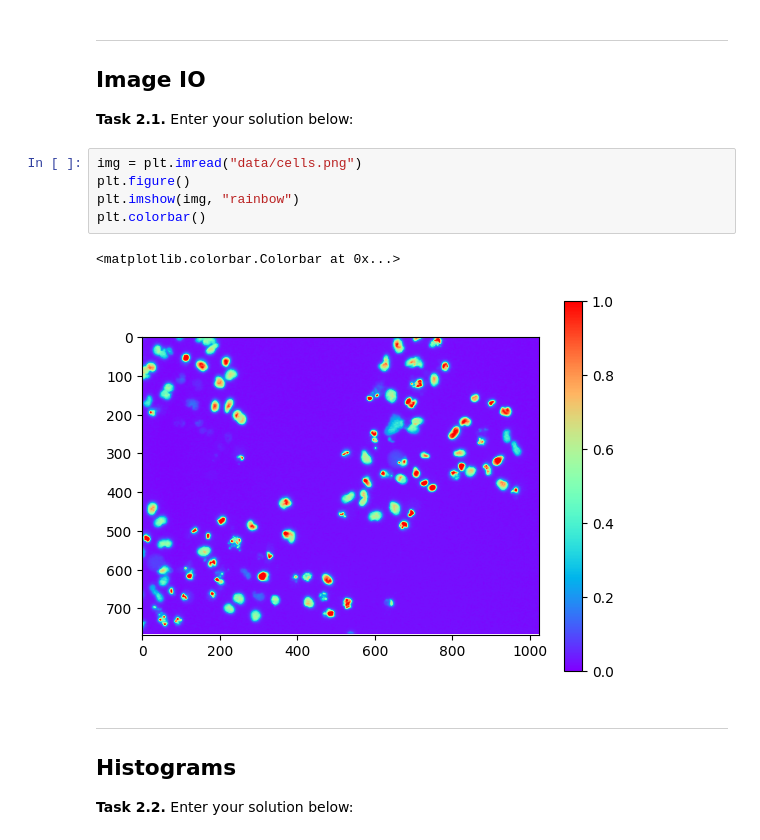
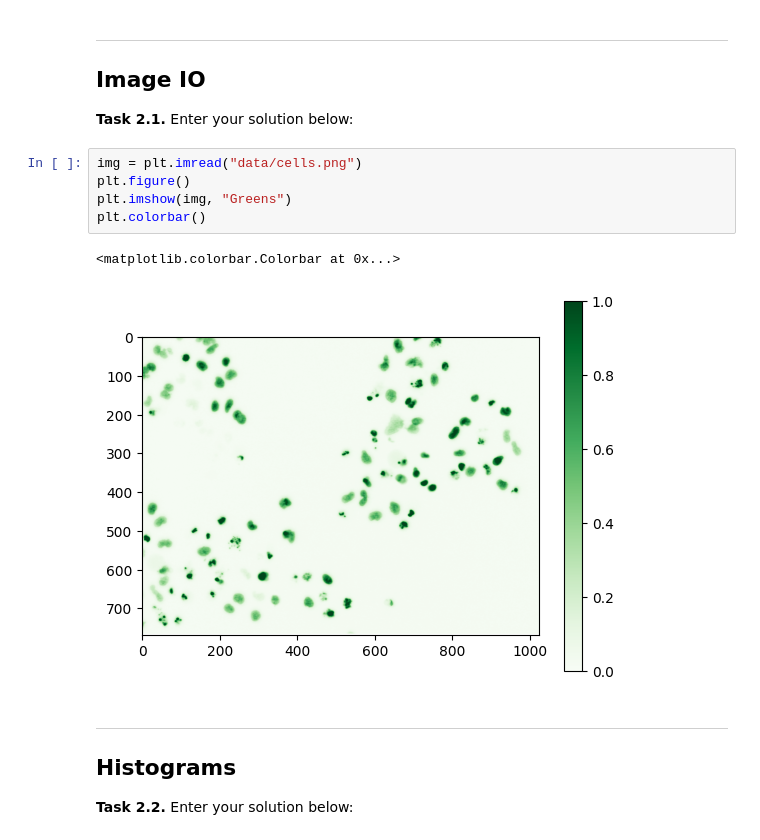
Before and after one commit to matteaunger/mobi-fs3-python, a Jupyter notebook: task2.ipynb, the cells around one changed output. Drawn from its saved outputs; the diff is of its cells as text.

```diff
--- a/task2.ipynb
+++ b/task2.ipynb
@@ -15,11 +12,11 @@ import matplotlib.pyplot as plt
 # %%
 img = plt.imread("data/cells.png")
 plt.figure()
-plt.imshow(img, "rainbow")
+plt.imshow(img, "Greens")
 plt.colorbar()
 # %% [output]
 <matplotlib.colorbar.Colorbar at 0x...>
-[figure, old version]
+[figure, new version]
 # %% [markdown]
 ---
 
```
Also changed, not shown: parts of 1 cell of this notebook.
